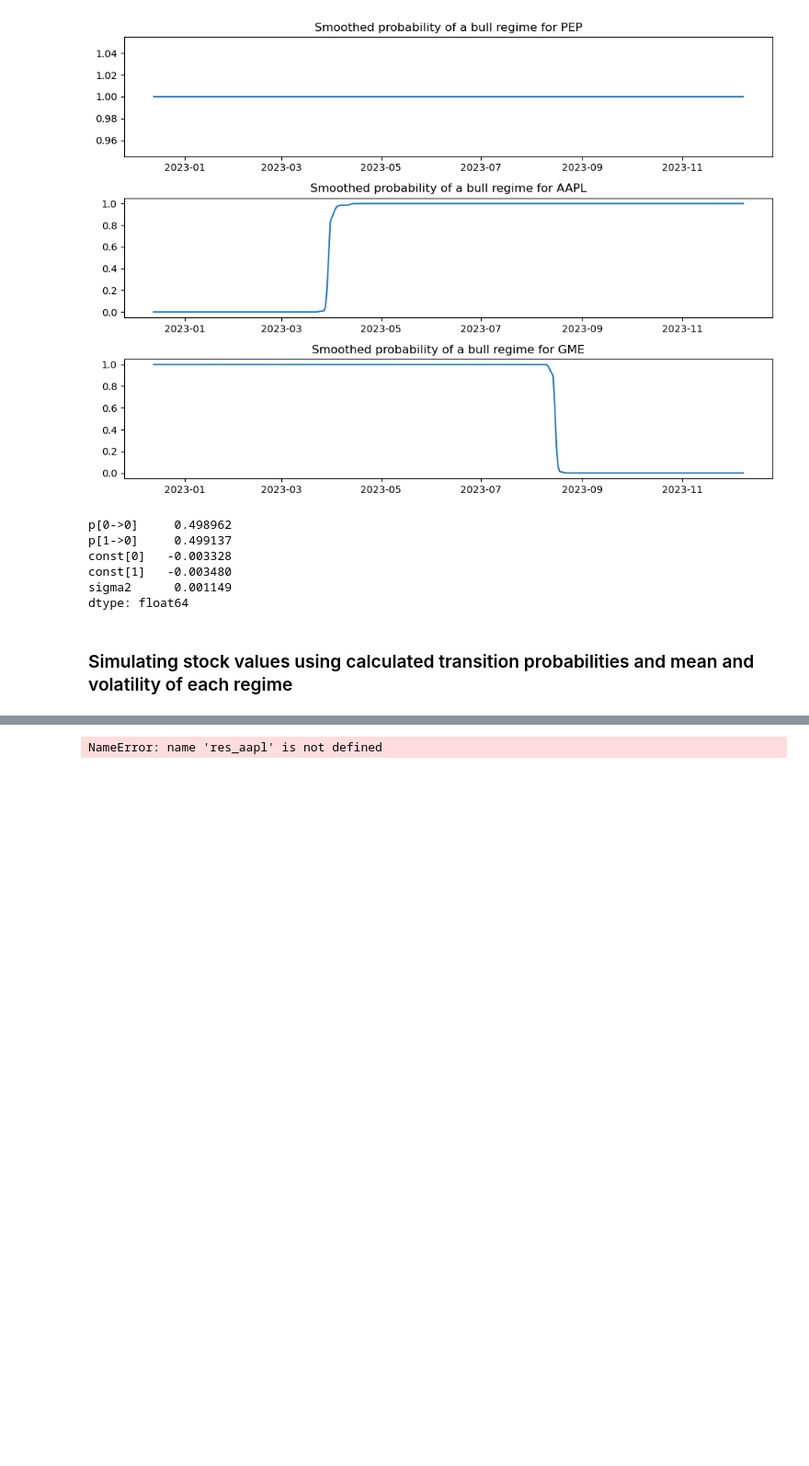
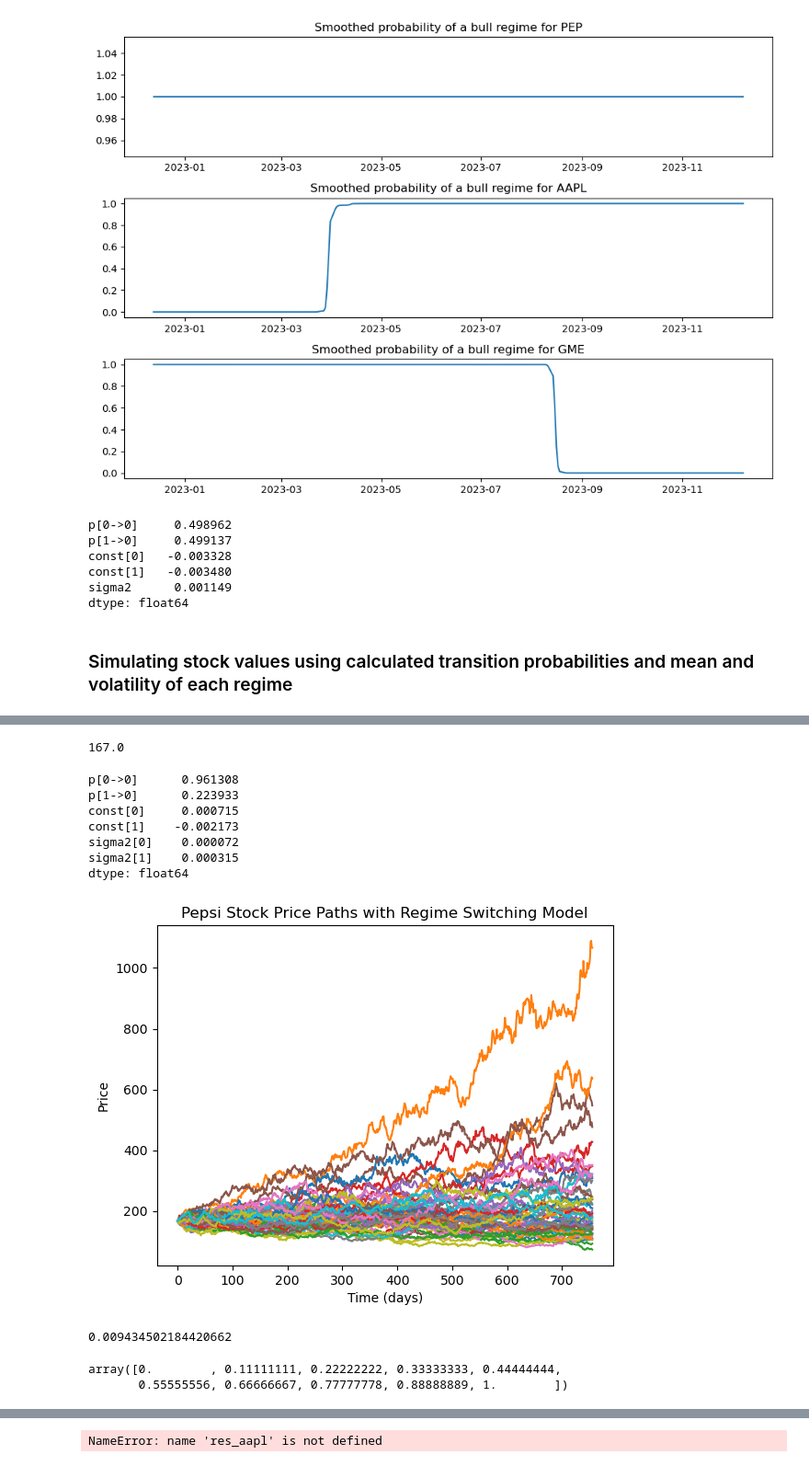
Before and after one commit to 1-stefan/MA477, a Jupyter notebook: MA477/477_proj_dec11.ipynb, the cells around one changed output, grey strips where cells are left out. Shown at 92% size. Cells and saved outputs as stored; diff of their text form; code cells hidden in the pictures; blank space fills up the shorter version.

```diff
--- a/MA477/477_proj_dec11.ipynb
+++ b/MA477/477_proj_dec11.ipynb
@@ -445,0 +477,75 @@ plt.plot(sim_gbm)
+# %%
+W1 = np.zeros((num_sims, num_days))
+S1 = np.zeros((num_sims,num_days))
+X1 = np.zeros((num_sims,num_days))
+def regime_stock_price(S0, mu_bull, vol_bull, mu_bear, vol_bear, T, N, W, current_regime, p_bull_to_bear, p_bear_to_bear, num_sims):
+    for i in range(num_sims):
+        #t = np.linspace(0, T, N+1)
+        S1[i][0] = S0
+        for j in range(1,N):
+            if current_regime == 'bull':
+                dt = T / N
+                #W1[i][j] = mu_bull + vol_bull*W[i][j]
+                #W1[i][j] = W1[i][j] * np.sqrt(dt)  # Brownian motion
+                X1[i][j] = (mu_bull - 0.5 * vol_bull**2) *dt + vol_bull * W[i][j]  # GBM process
+                S1[i][j] = S1[i][j-1] * np.exp(X1[i][j])  # Stock price process
+                if np.random.rand() > p_bull_to_bear:
+                    current_state = "bear"
+            else:
+                dt = T / N
+                #W1[i][j] = mu_bear + vol_bear*W[i][j]
+                #W1[i][j] = W1[i][j] * np.sqrt(dt)  # Brownian motion
+                X1[i][j] = (mu_bear - 0.5 * vol_bear**2) *dt + vol_bear * W[i][j]  # GBM process
+                S1[i][j] = S1[i][j-1]* np.exp(X1[i][j])  # Stock price process
+                if np.random.rand() > p_bear_to_bear:
+                    current_state = "bull"
+
+    return S1
+
+
+
+stock = grabstock('PEP', T)
+num_days = T*252
+stock_logret = stock.log_return
+mod_stock = sm.tsa.MarkovRegression(stock_logret, k_regimes=2, switching_variance= True)
+res_stock = mod_stock.fit()
+initial_price = stock['Close'].iloc[-1]
+print(initial_price)
+params = res_stock.params
+current_regime = start_regime('PEP')[0]
+print(params)
+
+
+sim_regime = regime_stock_price(initial_price, params[2], params[3], np.sqrt(params[4]), np.sqrt(params[5]), T, num_days, W, current_regime, params[0], 1-params[1], num_sims)
+
+
+for i in range(num_sims):
+    plt.plot(sim_regime[i])
+plt.title("Pepsi Stock Price Paths with Regime Switching Model")
+plt.xlabel("Time (days)")
+plt.ylabel("Price")
+plt.show()
+# %% [output]
+167.0
+p[0->0]      0.961308
+p[1->0]      0.223933
+const[0]     0.000715
+const[1]    -0.002173
+sigma2[0]    0.000072
+sigma2[1]    0.000315
+dtype: float64
+[figure, added]
+# %%
+test = start_regime('PEP')
+test[2]
+
+sigma = test[2]
+sigma
+# %% [output]
+0.009434502184420662
+# %%
+t = np.linspace(0, 1, 9+1)
+t
+# %% [output]
+array([0.        , 0.11111111, 0.22222222, 0.33333333, 0.44444444,
+       0.55555556, 0.66666667, 0.77777778, 0.88888889, 1.        ])
```
Also changed, not shown: parts of 6 cells of this notebook.
